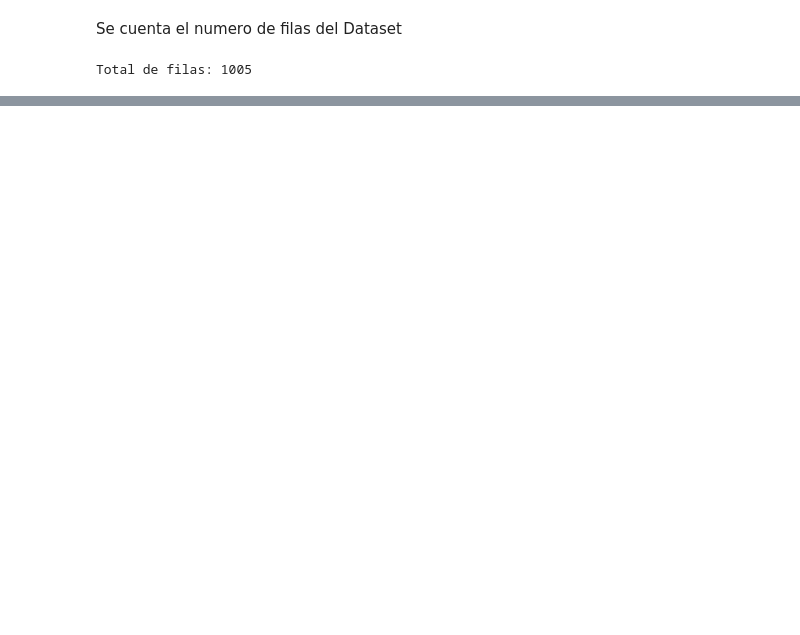
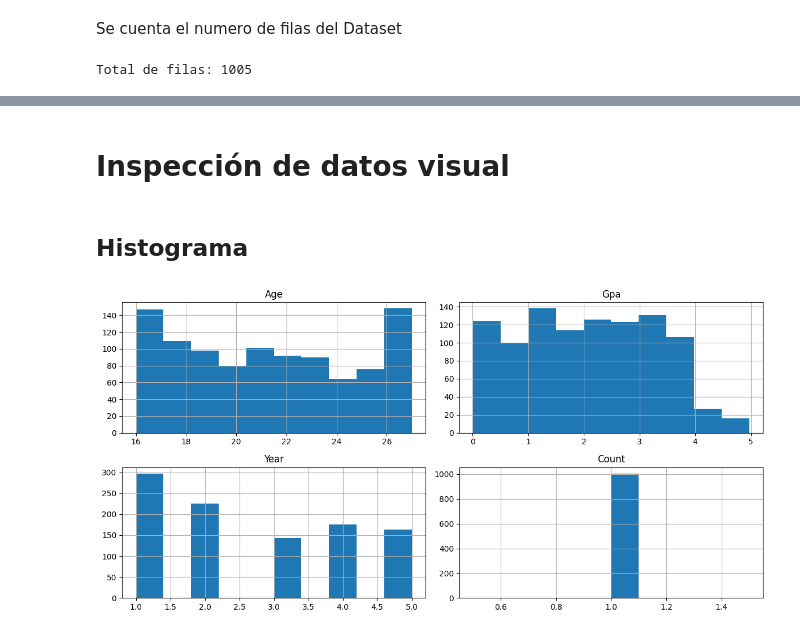
Before and after one commit to danianre/ImplementacionIA, a Jupyter notebook: Implementacion.ipynb, the cells around one changed output, grey strips where cells are left out. Drawn from its saved outputs; the diff is of its cells as text; code cells hidden in the pictures; blank space fills up the shorter version.

Commit message:
Se hizo la inspección de datos y limpieza

```diff
--- a/Implementacion.ipynb
+++ b/Implementacion.ipynb
@@ -138,0 +127,10 @@ Total de filas: 1005
+# %% [markdown]
+# Inspección de datos visual
+# %% [markdown]
+## Histograma
+# %%
+data.hist(figsize=(12, 6))
+plt.tight_layout()
+plt.show()
+# %% [output]
+[figure, added]
```
Also changed, not shown: parts of 26 cells of this notebook.
